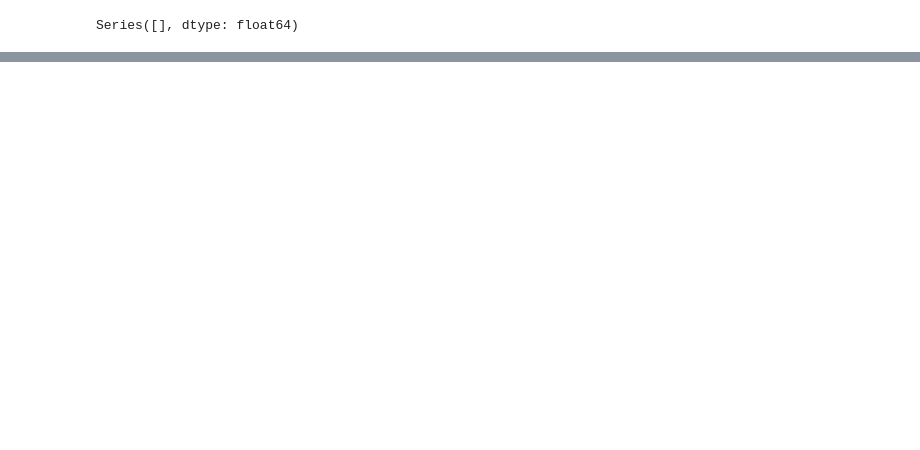
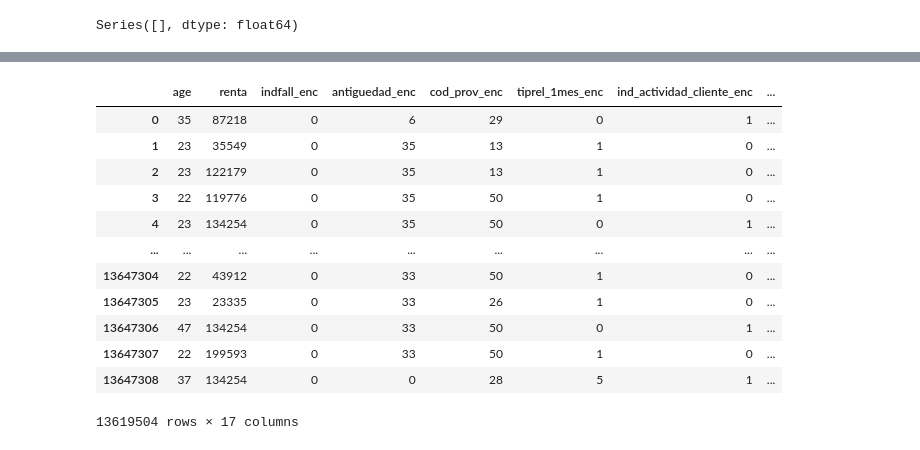
Before and after one commit to YIKAILucas/9417-ML, a Jupyter notebook: 2023_new/pre_process.ipynb, the cells around one changed output, grey strips where cells are left out. Saved outputs shown, nothing was run; the diff lists cells and outputs as text; code cells hidden in the pictures; blank space fills up the shorter version.

```diff
--- a/2023_new/pre_process.ipynb
+++ b/2023_new/pre_process.ipynb
@@ -328,0 +676,6 @@ save_df2file(df, 'filledna')
+# %%
+# 23. segmento : 01 - VIP, 02 - 个人 03 - 大学毕业
+# Nan = unknown
+# ordinal 编码
+df.segmento.value_counts()
+od_set.add(df.segmento.name)
@@ -328,0 +746,4 @@ save_df2file(df, 'filledna')
+# %%
+target = df.iloc[:, df.shape[1] - 24:]
+target_names = list(target.columns)
+target_names
@@ -328,0 +768,8 @@ save_df2file(df, 'filledna')
+# %%
+% % time
+finished = []
+for name in od_set:
+    print(name)
+    df = pd.concat([df, new_ordinal_df(df[name], label_enc(df[name]))], axis=1)
+    finished.append(name)
+df.drop(finished, inplace=True, axis=1)
@@ -328,0 +806,18 @@ save_df2file(df, 'filledna')
+# %%
+X = df.drop(target_names, axis=1)
+# %%
+X
+# %% [output]
+|  | age | renta | indfall_enc | antiguedad_enc | cod_prov_enc | tiprel_1mes_enc | ind_actividad_cliente_enc | ... |
+| 0 | 35 | 87218 | 0 | 6 | 29 | 0 | 1 | ... |
+| 1 | 23 | 35549 | 0 | 35 | 13 | 1 | 0 | ... |
+| 2 | 23 | 122179 | 0 | 35 | 13 | 1 | 0 | ... |
+| 3 | 22 | 119776 | 0 | 35 | 50 | 1 | 0 | ... |
+| 4 | 23 | 134254 | 0 | 35 | 50 | 0 | 1 | ... |
+| ... | ... | ... | ... | ... | ... | ... | ... | ... |
+| 13647304 | 22 | 43912 | 0 | 33 | 50 | 1 | 0 | ... |
+| 13647305 | 23 | 23335 | 0 | 33 | 26 | 1 | 0 | ... |
+| 13647306 | 47 | 134254 | 0 | 33 | 50 | 0 | 1 | ... |
+| 13647307 | 22 | 199593 | 0 | 33 | 50 | 1 | 0 | ... |
+| 13647308 | 37 | 134254 | 0 | 0 | 28 | 5 | 1 | ... |
+13619504 rows × 17 columns
```
Also changed, not shown: parts of 96 cells of this notebook.
